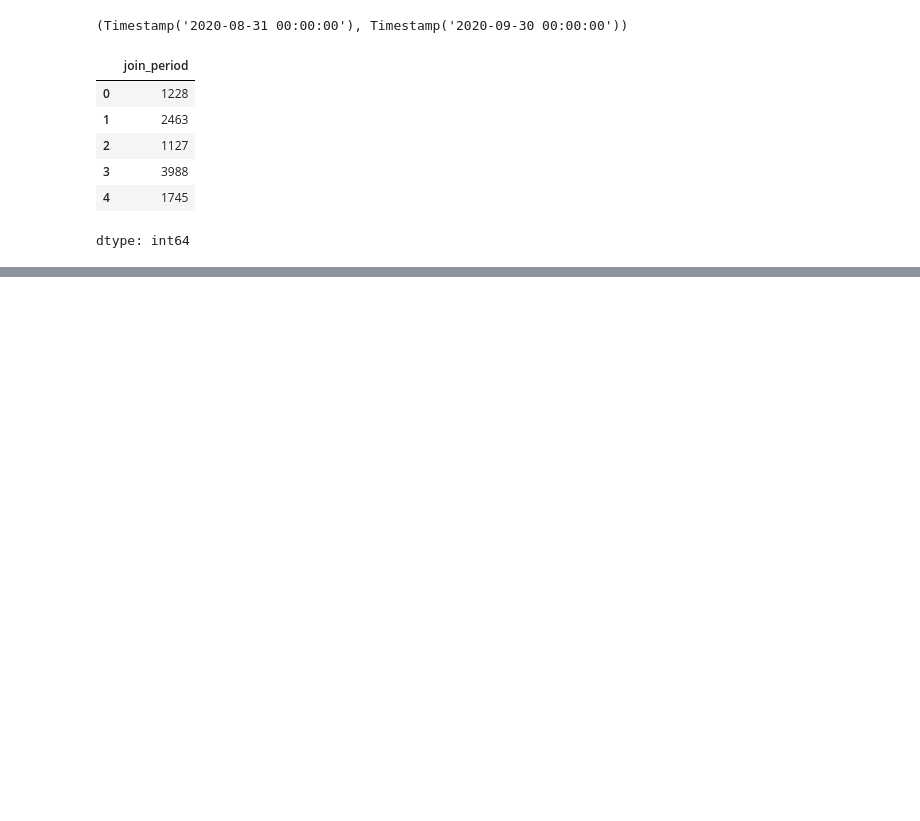
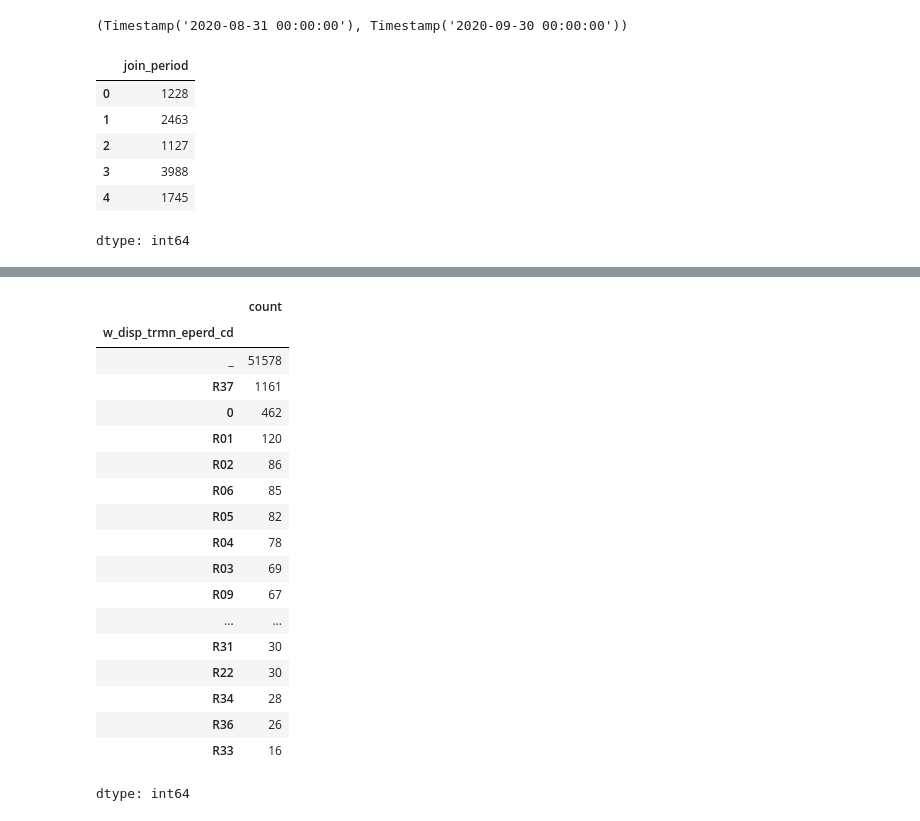
Before and after one commit to sujeengim/mini-ai-study, a Jupyter notebook: practice/prediction/customer_prediction.ipynb, the cells around one changed output, grey strips where cells are left out. Drawn from its saved outputs; the diff is of its cells as text; code cells hidden in the pictures; blank space fills up the shorter version.

```diff
--- a/practice/prediction/customer_prediction.ipynb
+++ b/practice/prediction/customer_prediction.ipynb
@@ -457,0 +477,22 @@ dtype: int64
+# %%
+train_data['w_disp_trmn_eperd_cd'].value_counts()
+# %% [output]
+|  | count |
+| w_disp_trmn_eperd_cd |  |
+| _ | 51578 |
+| R37 | 1161 |
+| 0 | 462 |
+| R01 | 120 |
+| R02 | 86 |
+| R06 | 85 |
+| R05 | 82 |
+| R04 | 78 |
+| R03 | 69 |
+| R09 | 67 |
+| ... | ... |
+| R31 | 30 |
+| R22 | 30 |
+| R34 | 28 |
+| R36 | 26 |
+| R33 | 16 |
+dtype: int64
```
Also changed, not shown: parts of 9 cells of this notebook.
